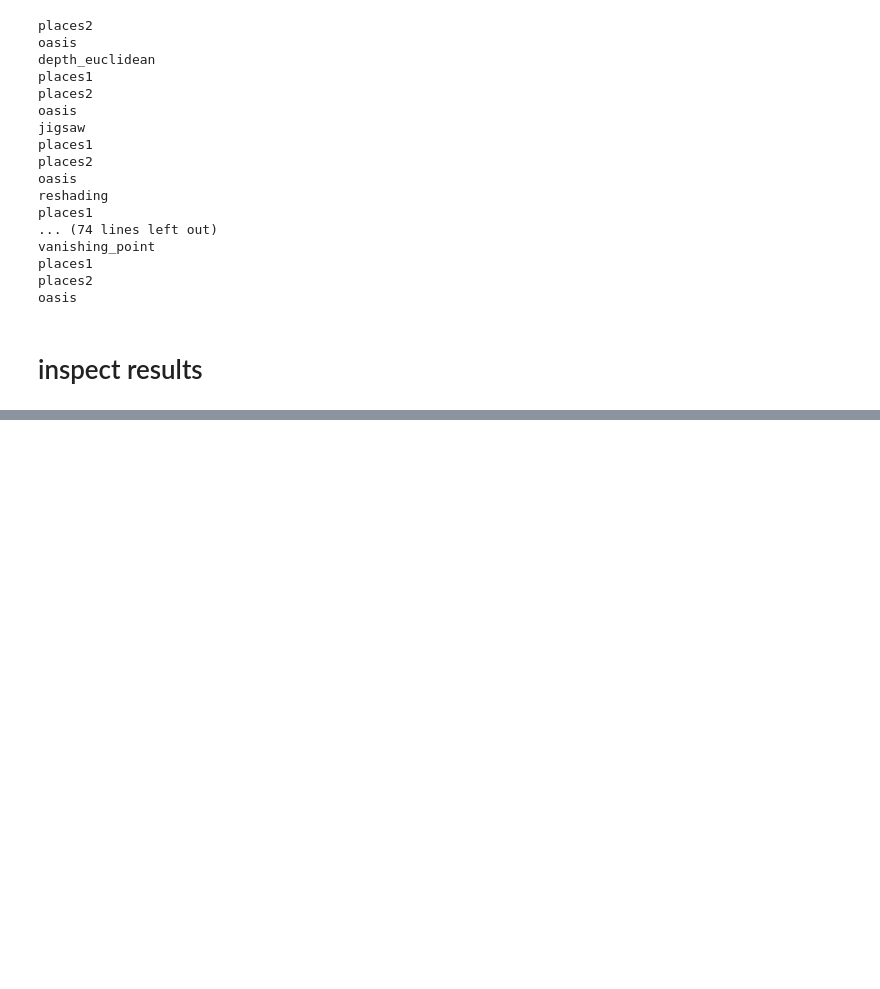
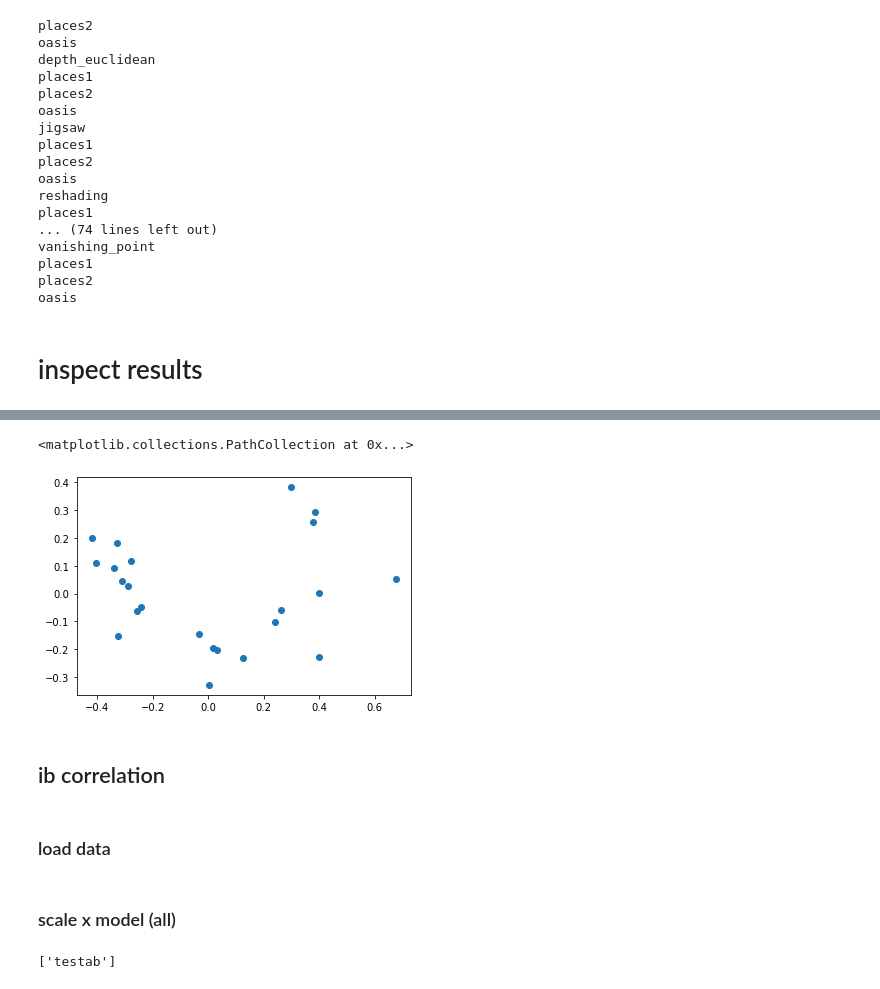
Before and after one commit to toniklenk/thesis-integration-beauty, a Jupyter notebook: analyse_taskonomy.ipynb, the cells around one changed output, grey strips where cells are left out. Saved outputs shown, nothing was run; the diff lists cells and outputs as text; code cells hidden in the pictures; blank space fills up the shorter version.

```diff
--- a/analyse_taskonomy.ipynb
+++ b/analyse_taskonomy.ipynb
@@ -213,0 +210,5 @@ pearsonr(predictions, places_images.beauty_ratings)
+# %%
+plt.scatter(df_pca[:,0], df_pca[:,1])
+# %% [output]
+<matplotlib.collections.PathCollection at 0x...>
+[figure, added]
@@ -213,0 +223,4 @@ pearsonr(predictions, places_images.beauty_ratings)
+# %% [markdown]
+## ib correlation
+# %% [markdown]
+### load data
@@ -213,0 +271,6 @@ pearsonr(predictions, places_images.beauty_ratings)
+# %% [markdown]
+### scale x model (all)
+# %%
+['test' 'ab']
+# %% [output]
+['testab']
```
Also changed, not shown: parts of 33 cells of this notebook, 5 other files.
